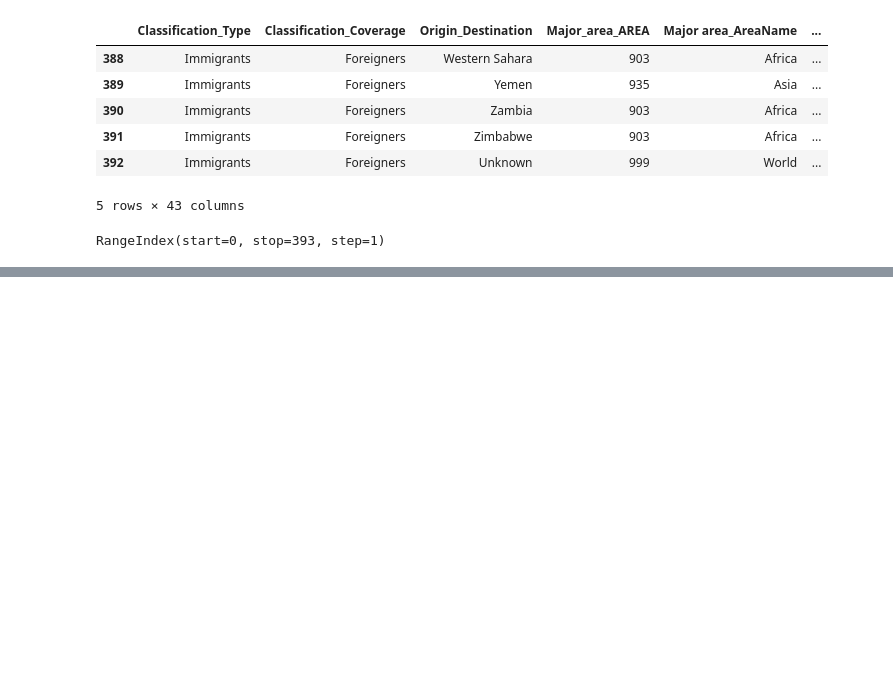
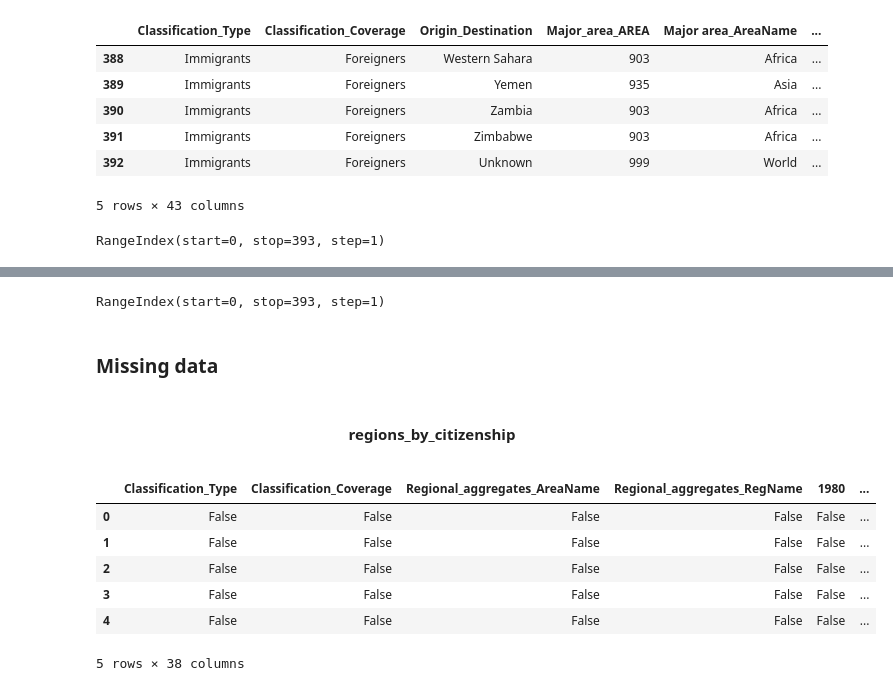
Before and after one commit to rttrif/TrifonovRS.Data_Analysiss_Portfolio.github.io, a Jupyter notebook: 1. Data Wrangling/Project 1 - Immigration of Canada/Project 1 - Immigration of Canada.ipynb, the cells around one changed output, grey strips where cells are left out. Cells and saved outputs as stored; diff of their text form; code cells hidden in the pictures; blank space fills up the shorter version.

```diff
--- a/1. Data Wrangling/Project 1 - Immigration of Canada/Project 1 - Immigration of Canada.ipynb
+++ b/1. Data Wrangling/Project 1 - Immigration of Canada/Project 1 - Immigration of Canada.ipynb
@@ -253,0 +264,2 @@ RangeIndex(start=0, stop=393, step=1)
+# %%
+regions_by_citizenship = dataset_sheet_1
@@ -253,0 +323,21 @@ RangeIndex(start=0, stop=393, step=1)
+# %%
+canada_by_citizenship.index
+# %% [output]
+RangeIndex(start=0, stop=393, step=1)
+# %% [markdown]
+### Missing data
+# %% [markdown]
+<center>
+
+#### regions_by_citizenship
+# %%
+missing_data = regions_by_citizenship.isnull()
+missing_data.head()
+# %% [output]
+|  | Classification_Type | Classification_Coverage | Regional_aggregates_AreaName | Regional_aggregates_RegName | 1980 | ... |
+| 0 | False | False | False | False | False | ... |
+| 1 | False | False | False | False | False | ... |
+| 2 | False | False | False | False | False | ... |
+| 3 | False | False | False | False | False | ... |
+| 4 | False | False | False | False | False | ... |
+5 rows × 38 columns
```
Also changed, not shown: parts of 31 cells of this notebook.
